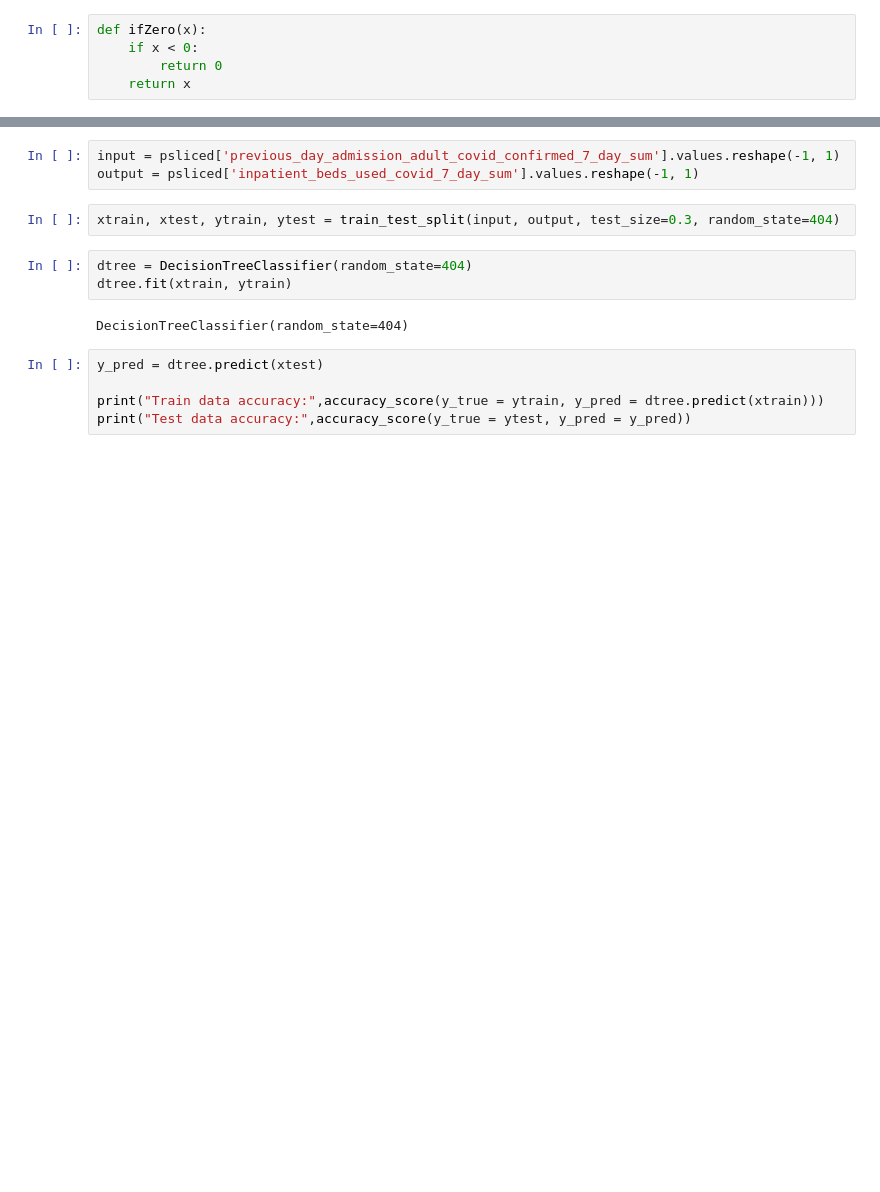
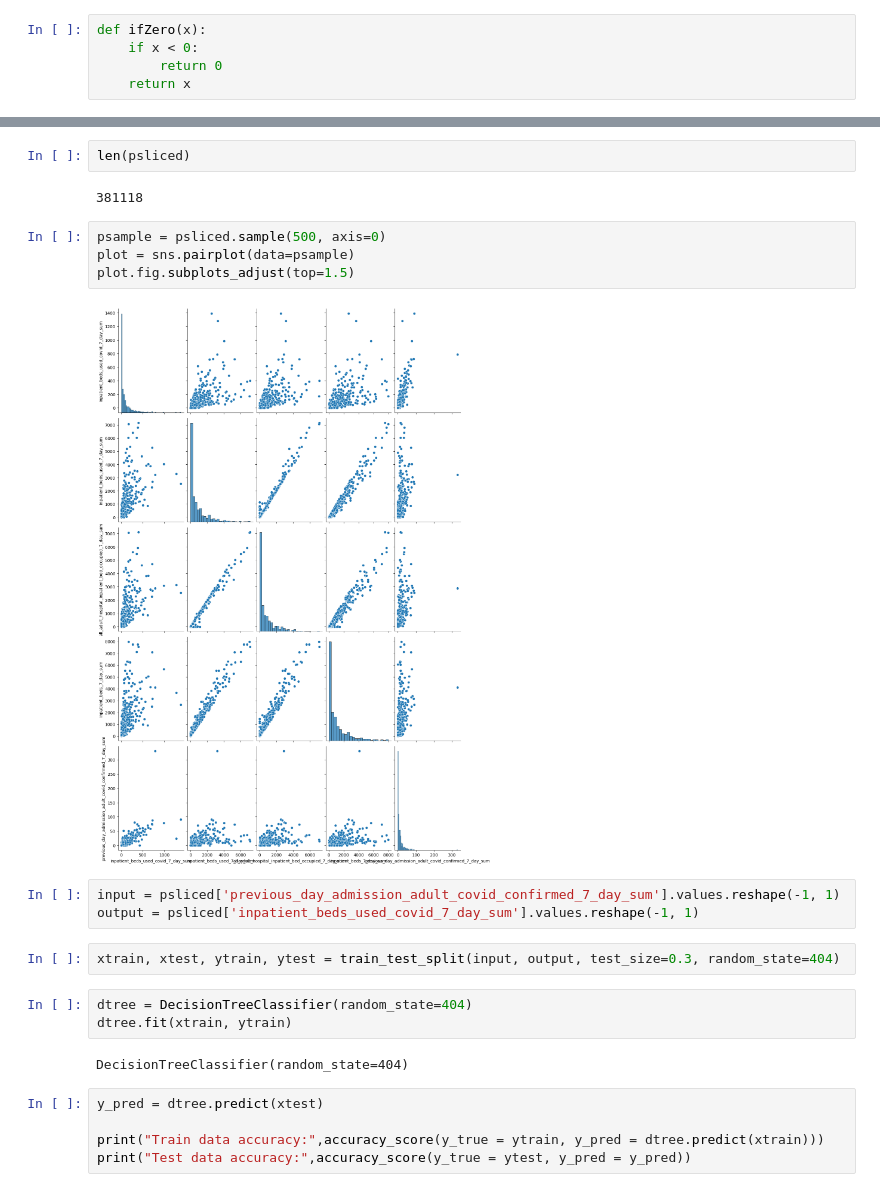
Before and after one commit to Vespacian/Analysis-of-COVID-19, a Jupyter notebook: bootstrap.ipynb, the cells around one changed output, grey strips where cells are left out. Cells and saved outputs as stored; diff of their text form; blank space fills up the shorter version.

Commit message:
plotted different cols with pairplot to see possible cols

```diff
--- a/bootstrap.ipynb
+++ b/bootstrap.ipynb
@@ -75,3 +74,13 @@ psliced
+# %%
+len(psliced)
+# %% [output]
+381118
+# %%
+psample = psliced.sample(500, axis=0)
+plot = sns.pairplot(data=psample)
+plot.fig.subplots_adjust(top=1.5)
+# %% [output]
+[figure, added]
 # %%
 input = psliced['previous_day_admission_adult_covid_confirmed_7_day_sum'].values.reshape(-1, 1)
 output = psliced['inpatient_beds_used_covid_7_day_sum'].values.reshape(-1, 1)
```
Also changed, not shown: parts of 6 cells of this notebook.
